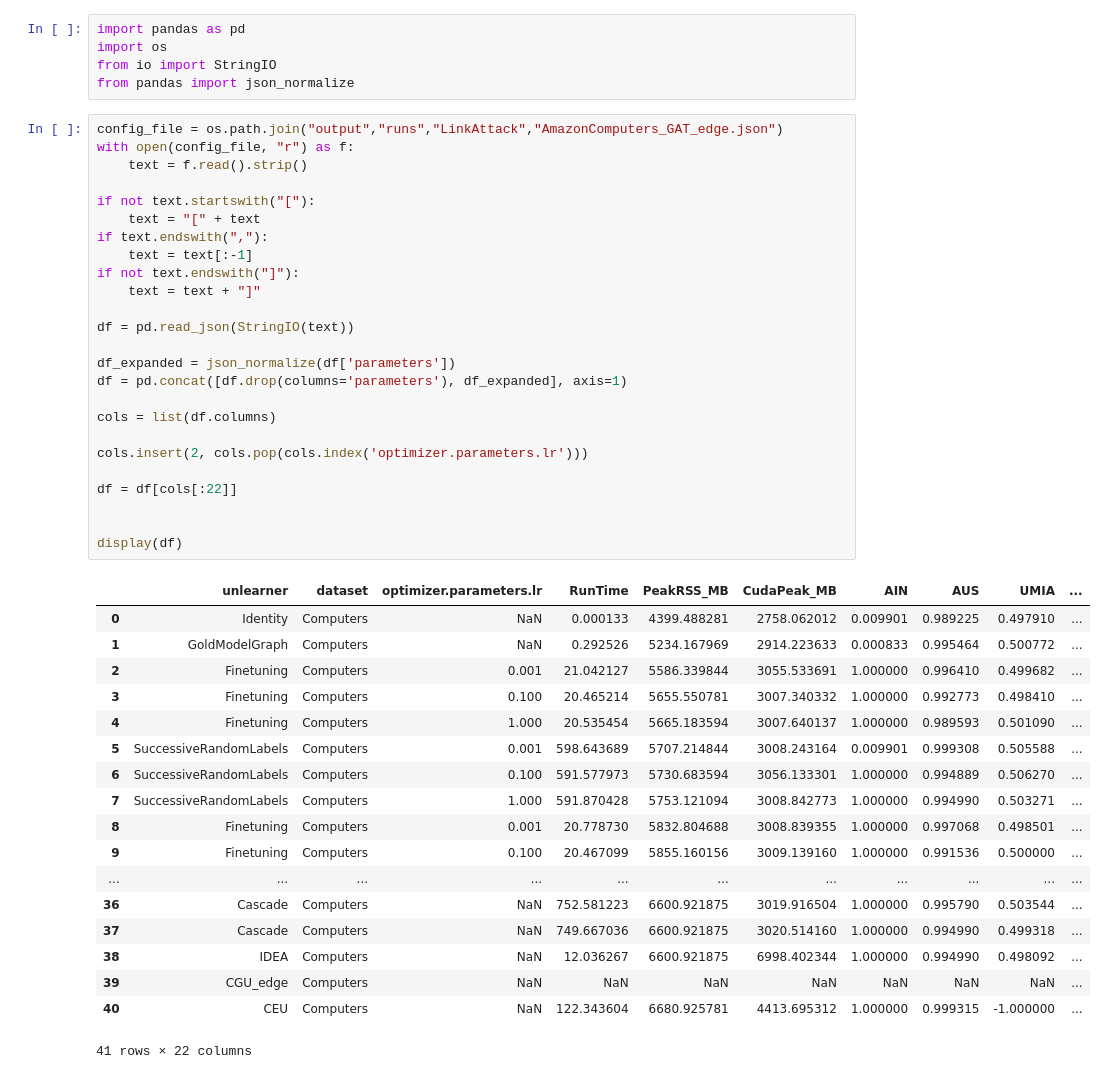
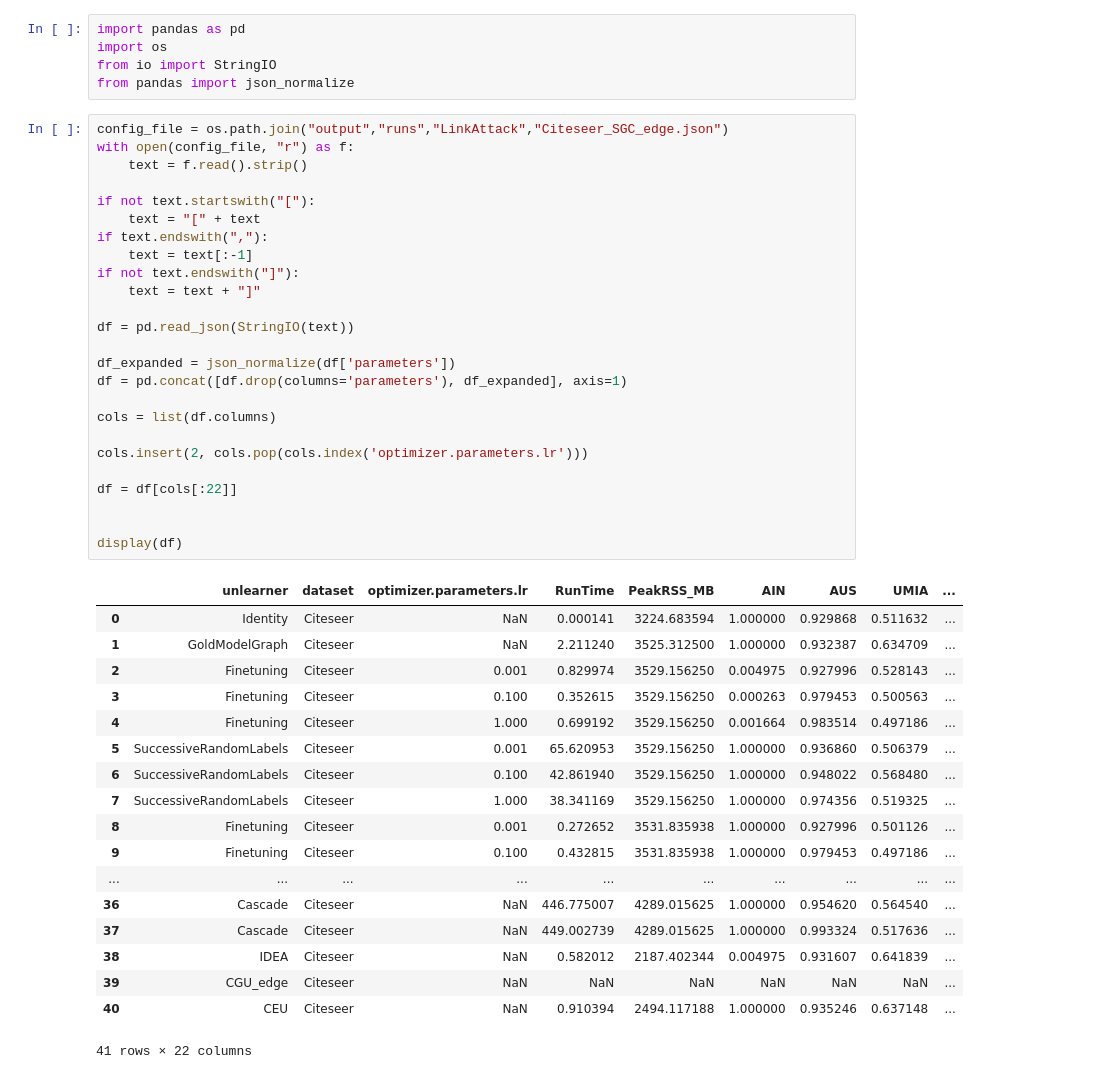
Before and after one commit to dangeloandrea14/LinkInference, a Jupyter notebook: check_results.ipynb, the cells around one changed output. Cells and saved outputs as stored; diff of their text form.

Commit message:
more fixes for Certified Graph Unlearning.

```diff
--- a/check_results.ipynb
+++ b/check_results.ipynb
@@ -4,46 +4,46 @@ import os
 from io import StringIO
 from pandas import json_normalize
 # %%
-config_file = os.path.join("output","runs","LinkAttack","AmazonComputers_GAT_edge.json")
+config_file = os.path.join("output","runs","LinkAttack","Citeseer_SGC_edge.json")
 with open(config_file, "r") as f:
     text = f.read().strip()
 
 if not text.startswith("["):
     text = "[" + text
 if text.endswith(","):
     text = text[:-1]
 if not text.endswith("]"):
     text = text + "]"
 
 df = pd.read_json(StringIO(text))
 
 df_expanded = json_normalize(df['parameters'])
 df = pd.concat([df.drop(columns='parameters'), df_expanded], axis=1)
 
 cols = list(df.columns)
 
 cols.insert(2, cols.pop(cols.index('optimizer.parameters.lr')))
 
 df = df[cols[:22]]
 
 
 display(df)
 # %% [output]
-|  | unlearner | dataset | optimizer.parameters.lr | RunTime | PeakRSS_MB | CudaPeak_MB | AIN | AUS | UMIA | ... |
-| 0 | Identity | Computers | NaN | 0.000133 | 4399.488281 | 2758.062012 | 0.009901 | 0.989225 | 0.497910 | ... |
-| 1 | GoldModelGraph | Computers | NaN | 0.292526 | 5234.167969 | 2914.223633 | 0.000833 | 0.995464 | 0.500772 | ... |
-| 2 | Finetuning | Computers | 0.001 | 21.042127 | 5586.339844 | 3055.533691 | 1.000000 | 0.996410 | 0.499682 | ... |
-| 3 | Finetuning | Computers | 0.100 | 20.465214 | 5655.550781 | 3007.340332 | 1.000000 | 0.992773 | 0.498410 | ... |
-| 4 | Finetuning | Computers | 1.000 | 20.535454 | 5665.183594 | 3007.640137 | 1.000000 | 0.989593 | 0.501090 | ... |
-| 5 | SuccessiveRandomLabels | Computers | 0.001 | 598.643689 | 5707.214844 | 3008.243164 | 0.009901 | 0.999308 | 0.505588 | ... |
-| 6 | SuccessiveRandomLabels | Computers | 0.100 | 591.577973 | 5730.683594 | 3056.133301 | 1.000000 | 0.994889 | 0.506270 | ... |
-| 7 | SuccessiveRandomLabels | Computers | 1.000 | 591.870428 | 5753.121094 | 3008.842773 | 1.000000 | 0.994990 | 0.503271 | ... |
-| 8 | Finetuning | Computers | 0.001 | 20.778730 | 5832.804688 | 3008.839355 | 1.000000 | 0.997068 | 0.498501 | ... |
-| 9 | Finetuning | Computers | 0.100 | 20.467099 | 5855.160156 | 3009.139160 | 1.000000 | 0.991536 | 0.500000 | ... |
-| ... | ... | ... | ... | ... | ... | ... | ... | ... | ... | ... |
-| 36 | Cascade | Computers | NaN | 752.581223 | 6600.921875 | 3019.916504 | 1.000000 | 0.995790 | 0.503544 | ... |
-| 37 | Cascade | Computers | NaN | 749.667036 | 6600.921875 | 3020.514160 | 1.000000 | 0.994990 | 0.499318 | ... |
-| 38 | IDEA | Computers | NaN | 12.036267 | 6600.921875 | 6998.402344 | 1.000000 | 0.994990 | 0.498092 | ... |
-| 39 | CGU_edge | Computers | NaN | NaN | NaN | NaN | NaN | NaN | NaN | ... |
-| 40 | CEU | Computers | NaN | 122.343604 | 6680.925781 | 4413.695312 | 1.000000 | 0.999315 | -1.000000 | ... |
+|  | unlearner | dataset | optimizer.parameters.lr | RunTime | PeakRSS_MB | AIN | AUS | UMIA | ... |
+| 0 | Identity | Citeseer | NaN | 0.000141 | 3224.683594 | 1.000000 | 0.929868 | 0.511632 | ... |
+| 1 | GoldModelGraph | Citeseer | NaN | 2.211240 | 3525.312500 | 1.000000 | 0.932387 | 0.634709 | ... |
+| 2 | Finetuning | Citeseer | 0.001 | 0.829974 | 3529.156250 | 0.004975 | 0.927996 | 0.528143 | ... |
+| 3 | Finetuning | Citeseer | 0.100 | 0.352615 | 3529.156250 | 0.000263 | 0.979453 | 0.500563 | ... |
+| 4 | Finetuning | Citeseer | 1.000 | 0.699192 | 3529.156250 | 0.001664 | 0.983514 | 0.497186 | ... |
+| 5 | SuccessiveRandomLabels | Citeseer | 0.001 | 65.620953 | 3529.156250 | 1.000000 | 0.936860 | 0.506379 | ... |
+| 6 | SuccessiveRandomLabels | Citeseer | 0.100 | 42.861940 | 3529.156250 | 1.000000 | 0.948022 | 0.568480 | ... |
+| 7 | SuccessiveRandomLabels | Citeseer | 1.000 | 38.341169 | 3529.156250 | 1.000000 | 0.974356 | 0.519325 | ... |
+| 8 | Finetuning | Citeseer | 0.001 | 0.272652 | 3531.835938 | 1.000000 | 0.927996 | 0.501126 | ... |
+| 9 | Finetuning | Citeseer | 0.100 | 0.432815 | 3531.835938 | 1.000000 | 0.979453 | 0.497186 | ... |
+| ... | ... | ... | ... | ... | ... | ... | ... | ... | ... |
+| 36 | Cascade | Citeseer | NaN | 446.775007 | 4289.015625 | 1.000000 | 0.954620 | 0.564540 | ... |
+| 37 | Cascade | Citeseer | NaN | 449.002739 | 4289.015625 | 1.000000 | 0.993324 | 0.517636 | ... |
+| 38 | IDEA | Citeseer | NaN | 0.582012 | 2187.402344 | 0.004975 | 0.931607 | 0.641839 | ... |
+| 39 | CGU_edge | Citeseer | NaN | NaN | NaN | NaN | NaN | NaN | ... |
+| 40 | CEU | Citeseer | NaN | 0.910394 | 2494.117188 | 1.000000 | 0.935246 | 0.637148 | ... |
 41 rows × 22 columns
```
Also changed, not shown: 9 other files.
